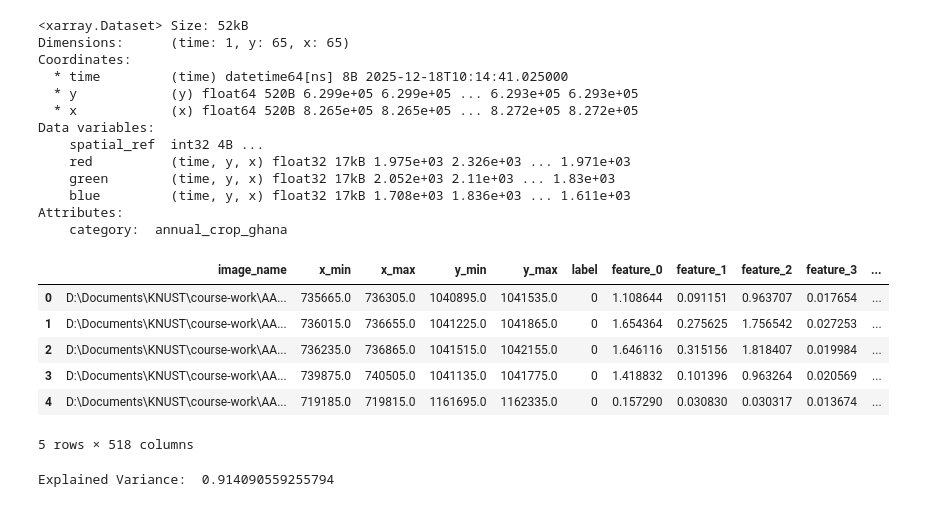
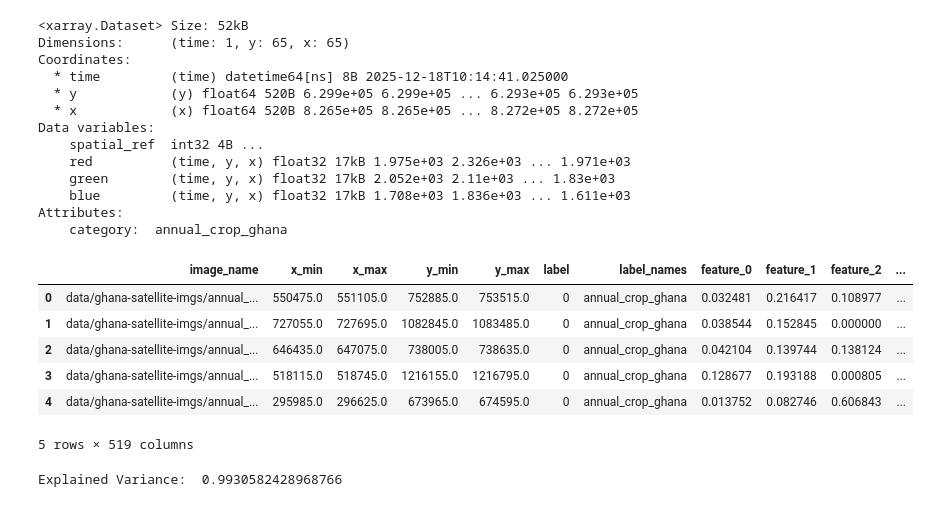
Before and after one commit to e-hokage777/remote-sensing-ssl, a Jupyter notebook: vis.ipynb, the cells around one changed output. Cells and saved outputs as stored; diff of their text form; code cells hidden in the pictures.

```diff
--- a/vis.ipynb
+++ b/vis.ipynb
@@ -211,17 +211,18 @@ from sklearn.ensemble import RandomForestRegressor
 from sklearn.model_selection import train_test_split, StratifiedKFold, cross_val_score
 import numpy as np
 # %%
-df = pd.read_csv("data/features/ghana-geo-dataset.csv")
+df = pd.read_csv("data/features/ghana/ghana-barlow-eurosat.csv")
 df = df.dropna()
+# df = df[df["label"].isin([0,2,3,5])]
 df.head()
 # %% [output]
-|  | image_name | x_min | x_max | y_min | y_max | label | feature_0 | feature_1 | feature_2 | feature_3 | ... |
-| 0 | D:\Documents\KNUST\course-work\AA... | 735665.0 | 736305.0 | 1040895.0 | 1041535.0 | 0 | 1.108644 | 0.091151 | 0.963707 | 0.017654 | ... |
-| 1 | D:\Documents\KNUST\course-work\AA... | 736015.0 | 736655.0 | 1041225.0 | 1041865.0 | 0 | 1.654364 | 0.275625 | 1.756542 | 0.027253 | ... |
-| 2 | D:\Documents\KNUST\course-work\AA... | 736235.0 | 736865.0 | 1041515.0 | 1042155.0 | 0 | 1.646116 | 0.315156 | 1.818407 | 0.019984 | ... |
-| 3 | D:\Documents\KNUST\course-work\AA... | 739875.0 | 740505.0 | 1041135.0 | 1041775.0 | 0 | 1.418832 | 0.101396 | 0.963264 | 0.020569 | ... |
-| 4 | D:\Documents\KNUST\course-work\AA... | 719185.0 | 719815.0 | 1161695.0 | 1162335.0 | 0 | 0.157290 | 0.030830 | 0.030317 | 0.013674 | ... |
+|  | image_name | x_min | x_max | y_min | y_max | label | label_names | feature_0 | feature_1 | feature_2 | ... |
+| 0 | data/ghana-satellite-imgs/annual_... | 550475.0 | 551105.0 | 752885.0 | 753515.0 | 0 | annual_crop_ghana | 0.032481 | 0.216417 | 0.108977 | ... |
+| 1 | data/ghana-satellite-imgs/annual_... | 727055.0 | 727695.0 | 1082845.0 | 1083485.0 | 0 | annual_crop_ghana | 0.038544 | 0.152845 | 0.000000 | ... |
+| 2 | data/ghana-satellite-imgs/annual_... | 646435.0 | 647075.0 | 738005.0 | 738635.0 | 0 | annual_crop_ghana | 0.042104 | 0.139744 | 0.138124 | ... |
+| 3 | data/ghana-satellite-imgs/annual_... | 518115.0 | 518745.0 | 1216155.0 | 1216795.0 | 0 | annual_crop_ghana | 0.128677 | 0.193188 | 0.000805 | ... |
+| 4 | data/ghana-satellite-imgs/annual_... | 295985.0 | 296625.0 | 673965.0 | 674595.0 | 0 | annual_crop_ghana | 0.013752 | 0.082746 | 0.606843 | ... |
-5 rows × 518 columns
+5 rows × 519 columns
 # %%
 features = df.filter(regex="^feature_")
 # %%
@@ -229,4 +230,4 @@ pca = PCA(n_components=8)
 features_decomposed = pca.fit_transform(features)
 print("Explained Variance: ", sum(pca.explained_variance_ratio_))
 # %% [output]
-Explained Variance:  0.914090559255794
+Explained Variance:  0.9930582428968766
```
Also changed, not shown: parts of 5 cells of this notebook, 1 other file.
